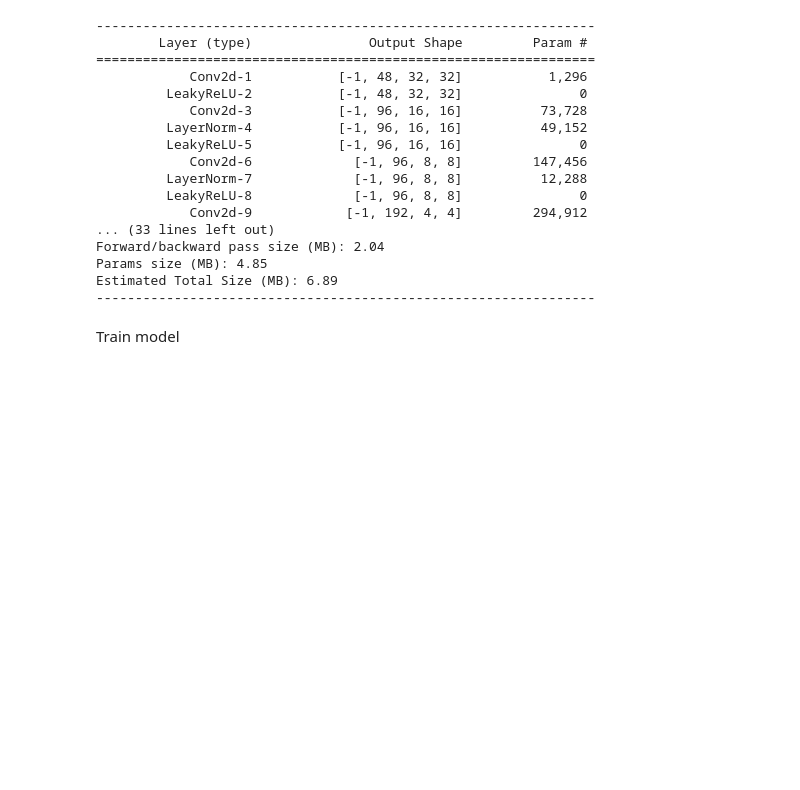
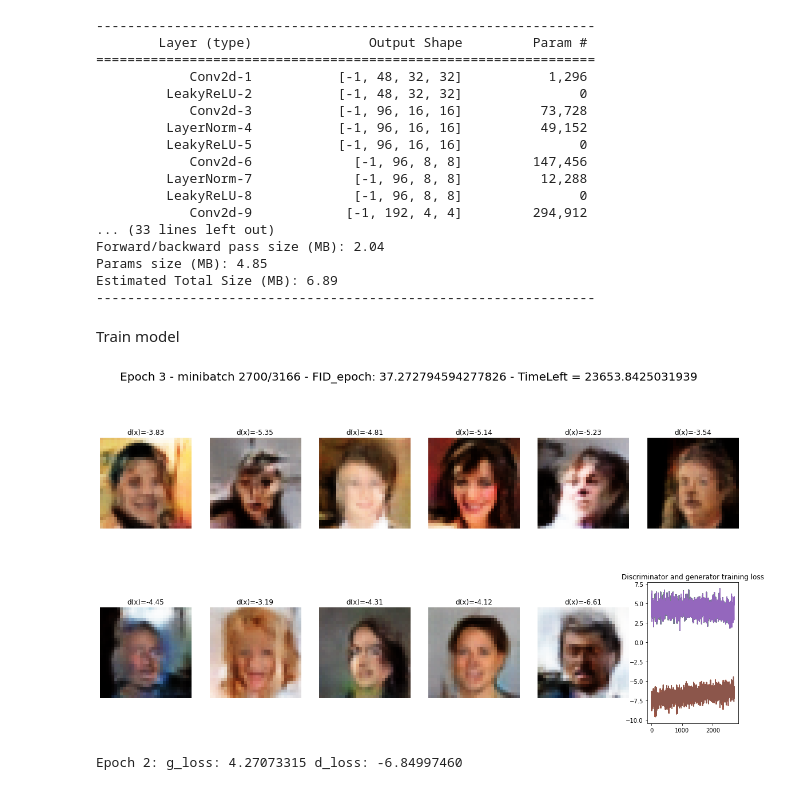
Before and after one commit to Flowx08/WGAN_DTU, a Jupyter notebook: project.ipynb, the cells around one changed output. Saved outputs shown, nothing was run; the diff lists cells and outputs as text; code cells hidden in the pictures; blank space fills up the shorter version.

```diff
--- a/project.ipynb
+++ b/project.ipynb
@@ -78,10 +78,10 @@ nc = 3                        # Number of channels in the output image (RGB or b
 model_input_size = 32         # Used to determine which model to use, options: (28, 32)
 datasetName = "CELEBA"         # Either MNIST, FashionMNIST, CIFAR10, CELEBA
 useLSGAN = False              # If enabled uses least squared criterion instead of binary cross entropy (only if useWGAN=False)
-useWGAN = False                # If true make the GAN a WGAN
+useWGAN = True                # If true make the GAN a WGAN
 weights_clip_value = 0.01     # When using WGAN clip weights of discriminator in range (-clip, +clip)
 useWeightClipping = False
-useGradientPenality = False
+useGradientPenality = True
 useSpectralNormalization = False
 # %%
 # MNIST dataset
@@ -476,7 +475,7 @@ for epoch in range(num_epochs):
     for i in range(epoch_size):
 
         if ( ((epoch * epoch_size + i) % int(num_epochs * epoch_size / 10)) == 0):
-            FIDValues.append(compute_fid(g, 5000))
+            FIDValues.append(compute_fid(g, 4000))
 
             # Update FID plot
             x = np.arange(0, len(FIDValues) * 5, step=5)
@@ -579,32 +578,36 @@ for epoch in range(num_epochs):
             g.eval()
             with torch.no_grad():
                 x_fake = g(make_noise(batch_size, g.input_size)).detach()
                 P = d(x_fake)
                 for k in range(11):
                     x_fake_k = x_fake[k].cpu().squeeze() / 2 + 0.5 # between 0,1
                     if (nc > 1): #change format with channels in the end for imshow
                       x_fake_k = x_fake_k.swapaxes(0,1)
                       x_fake_k = x_fake_k.swapaxes(1,2)
                     if (nc == 1):
                         subplots[k].imshow(x_fake_k, cmap='gray')
                     else:
                         subplots[k].imshow(x_fake_k)
                     subplots[k].set_title('d(x)=%.2f' % P[k])
                     subplots[k].axis('off')
                 #subplots[-1].cla()
                 subplots[-1].plot(np.arange(len(g_losses)), g_losses)
                 subplots[-1].plot(np.arange(len(d_losses)), d_losses)
                 #subplots[-1].set_xlabel('Probability of being real')
                 subplots[-1].set_title('Discriminator and generator training loss')
 
+                percentDone = (epoch * epoch_size + i + 0.01) / (num_epochs * epoch_size)
                 title = 'Epoch {e} - minibatch {n}/{d} - FID_epoch: {l} - TimeLeft = {t}'.format(e=epoch+1,
-                    n=i, d=epoch_size, l=FIDValues[-1], t=(((num_epochs * epoch_size) / (epoch * epoch_size + i + 0.001)) * (time.time() - timePassed)) )
+                    n=i, d=epoch_size, l=FIDValues[-1], t=(((time.time() - timePassed) * (1 - percentDone)) / percentDone) )
                 images_fig.suptitle(title, fontsize=20)
                 display.display(images_fig)
                 print('Epoch {}: g_loss: {:.8f} d_loss: {:.8f}\r'.format(epoch, g_loss/max(1, i), d_loss/max(1, i)))
                 display.clear_output(wait=True)
 
                 # Set model to train
                 d.train()
                 g.train()
+# %% [output]
+[figure, added]
+Epoch 2: g_loss: 4.27073315 d_loss: -6.84997460
 # %%
```
Also changed, not shown: parts of 8 cells of this notebook, 10 other files.
